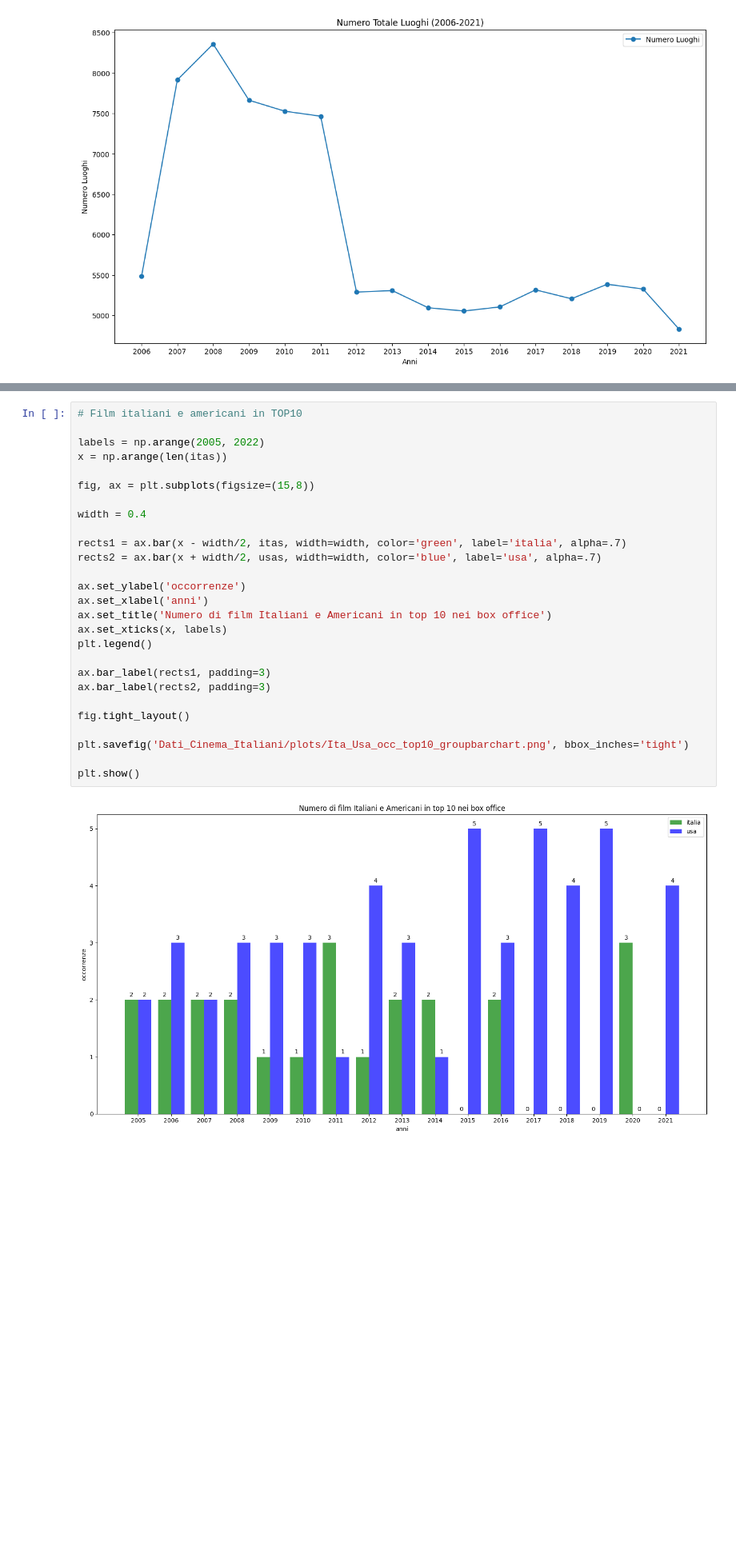
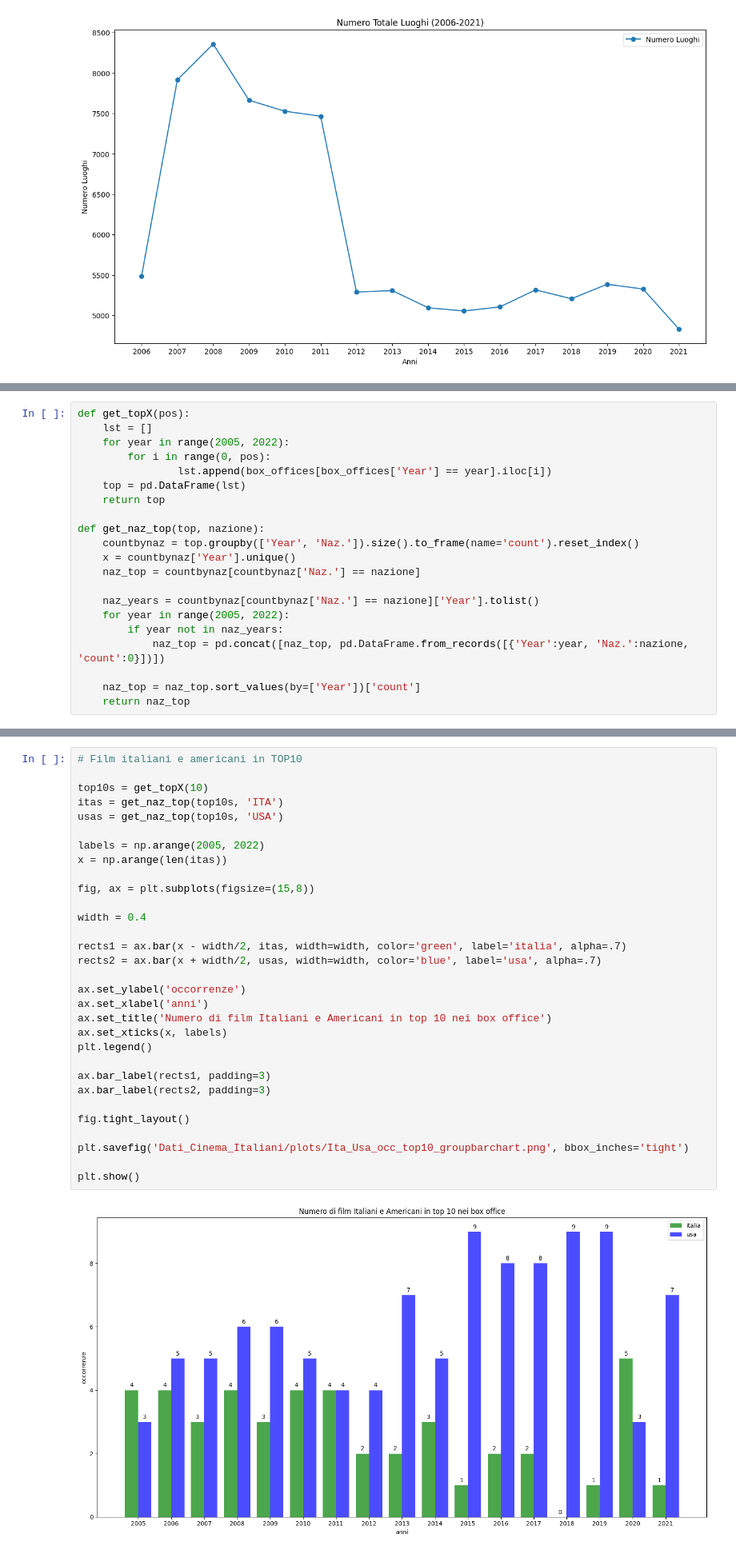
Before and after one commit to GitCass01/italian-cinemas-sciviz, a Jupyter notebook: Progetto.ipynb, the cells around one changed output, grey strips where cells are left out. Shown at 80% size. Drawn from its saved outputs; the diff is of its cells as text; blank space fills up the shorter version.

```diff
--- a/Progetto.ipynb
+++ b/Progetto.ipynb
@@ -231 +218,22 @@ usas = countbynaz[countbynaz['Naz.'] == 'USA']['count']
+# %%
+def get_topX(pos):
+    lst = []
+    for year in range(2005, 2022):
+        for i in range(0, pos):
+                lst.append(box_offices[box_offices['Year'] == year].iloc[i])
+    top = pd.DataFrame(lst)
+    return top
+
+def get_naz_top(top, nazione):
+    countbynaz = top.groupby(['Year', 'Naz.']).size().to_frame(name='count').reset_index()
+    x = countbynaz['Year'].unique()
+    naz_top = countbynaz[countbynaz['Naz.'] == nazione]
+
+    naz_years = countbynaz[countbynaz['Naz.'] == nazione]['Year'].tolist()
+    for year in range(2005, 2022):
+        if year not in naz_years:
+            naz_top = pd.concat([naz_top, pd.DataFrame.from_records([{'Year':year, 'Naz.':nazione, 'count':0}])])
+
+    naz_top = naz_top.sort_values(by=['Year'])['count']
+    return naz_top
 # %%
@@ -249,30 +268,34 @@ plt.show()
 [figure]
 # %%
 # Film italiani e americani in TOP10
+
+top10s = get_topX(10)
+itas = get_naz_top(top10s, 'ITA')
+usas = get_naz_top(top10s, 'USA')
 
 labels = np.arange(2005, 2022)
 x = np.arange(len(itas))
 
 fig, ax = plt.subplots(figsize=(15,8))
 
 width = 0.4
 
 rects1 = ax.bar(x - width/2, itas, width=width, color='green', label='italia', alpha=.7)
 rects2 = ax.bar(x + width/2, usas, width=width, color='blue', label='usa', alpha=.7)
 
 ax.set_ylabel('occorrenze')
 ax.set_xlabel('anni')
 ax.set_title('Numero di film Italiani e Americani in top 10 nei box office')
 ax.set_xticks(x, labels)
 plt.legend()
 
 ax.bar_label(rects1, padding=3)
 ax.bar_label(rects2, padding=3)
 
 fig.tight_layout()
 
 plt.savefig('Dati_Cinema_Italiani/plots/Ita_Usa_occ_top10_groupbarchart.png', bbox_inches='tight')
 
 plt.show()
 # %% [output]
-[figure, old version]
+[figure, new version]
```
Also changed, not shown: parts of 4 cells of this notebook, 1 other file.
